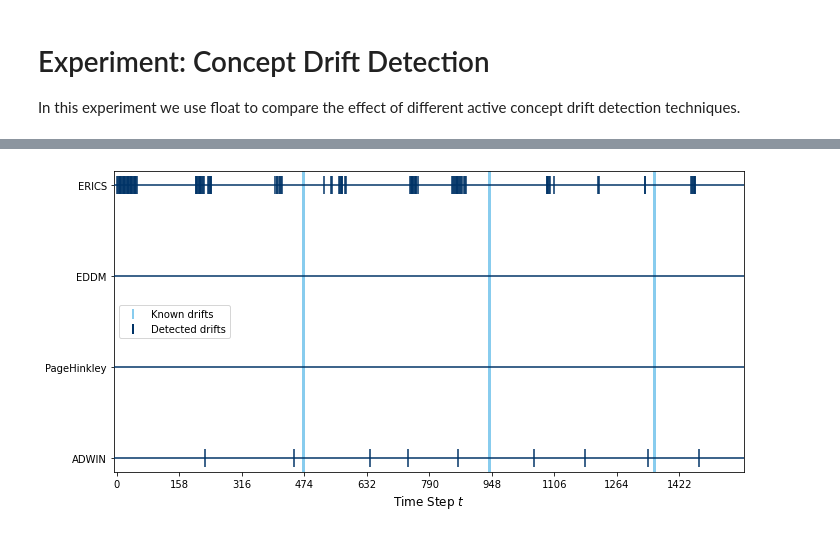
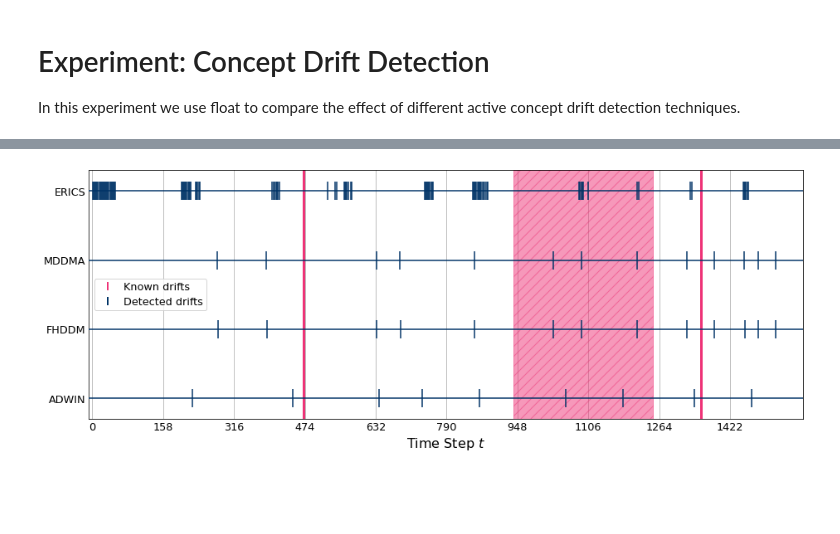
Before and after one commit to haugjo/float, a Jupyter notebook: float/experiments/experiment_concept_drift_detection.ipynb, the cells around one changed output, grey strips where cells are left out. Cells and saved outputs as stored; diff of their text form; code cells hidden in the pictures; blank space fills up the shorter version.

```diff
--- a/float/experiments/experiment_concept_drift_detection.ipynb
+++ b/float/experiments/experiment_concept_drift_detection.ipynb
@@ -33,8 +33,10 @@ data_loader = DataLoader(path='float/data/datasets/iq.csv',  # This path might h
                          target_col=-1)
 
 # - Specify known concept drifts -
-# The drifts in TüEyeQ correspond to three switches between task blocks.
-known_drifts = [4707, 9396, 13570]
+# The sudden drifts in TüEyeQ correspond to three switches between task blocks.
+# Additionally, we may consider each task block as an incremental drift, as the tasks have increasing difficulty.
+# For illustration, we specify a known incremental drift in the second task block (providing a start and end point).
+known_drifts = [4707, (9396, 12500), 13570]
 
 # - Create the predictor objects. -
 # We use the default parameters of the skmultiflow implementation of the Hoeffding Tree.
@@ -63,10 +65,10 @@ pred_evaluators = [PredictionEvaluator(measure_funcs=[zero_one_loss]),
 # - Create change detector objects for each concept drift detection method -
 # We can freely combine drift detectors from scikit-multiflow (e.g. ADWIN), Tornado (e.g. EDDM)..
 # ..and pre-build float models (e.g. ERICS).
-# We reset ADWIN, PageHinkley and EDDM after detecting a drift, which is not required for ERICS
+# We reset ADWIN, FHDDM and MDDMA after detecting a drift, which is not required for ERICS
 change_detectors = [SkmultiflowChangeDetector(ADWIN(), reset_after_drift=True),
-                    SkmultiflowChangeDetector(PageHinkley(), reset_after_drift=True),
-                    EDDM(reset_after_drift=True),
+                    FHDDM(reset_after_drift=True),
+                    MDDMA(reset_after_drift=True),
                     ERICS(n_param=data_loader.stream.n_features)]
 
 
@@ -173,16 +175,17 @@ table
 # %%
 # - Illustrate the detected drifts -
 # Float provides a special scatter plot that allows for an intuitive comparison of drift detection methods over time.
-fvis.concept_drift_detection_scatter(detected_drifts=[detector.drifts for detector in change_detectors],
-                                     model_names=['ADWIN', 'PageHinkley', 'EDDM', 'ERICS'],
-                                     n_samples=data_loader.stream.n_samples,
-                                     known_drifts=known_drifts,
-                                     batch_size=10,
-                                     n_pretrain=0)  # We did not pre-train the classifier
+ax = fvis.concept_drift_detection_scatter(detected_drifts=[detector.drifts for detector in change_detectors],
+                                          model_names=['ADWIN', 'FHDDM', 'MDDMA', 'ERICS'],
+                                          fig_size=(13, 5),
+                                          n_samples=data_loader.stream.n_samples,
+                                          known_drifts=known_drifts,
+                                          batch_size=10,
+                                          n_pretrain=0)  # We did not pre-train the classifier
 
-ax.set_title('Comparison of Detected Drifts Over Time')
+#ax.set_title('Comparison of Detected Drifts Over Time')
 
-#plt.savefig('float/experiments/detected_drifts.pdf', bbox_inches='tight', format='pdf')  # We may also save the image.
+plt.savefig('float/experiments/detected_drifts.png', bbox_inches='tight', format='png')  # We may also save the image.
 plt.show()
 # %% [output]
-[figure, old version]
+[figure, new version]
```
Also changed, not shown: parts of 4 cells of this notebook, 3 other files.
